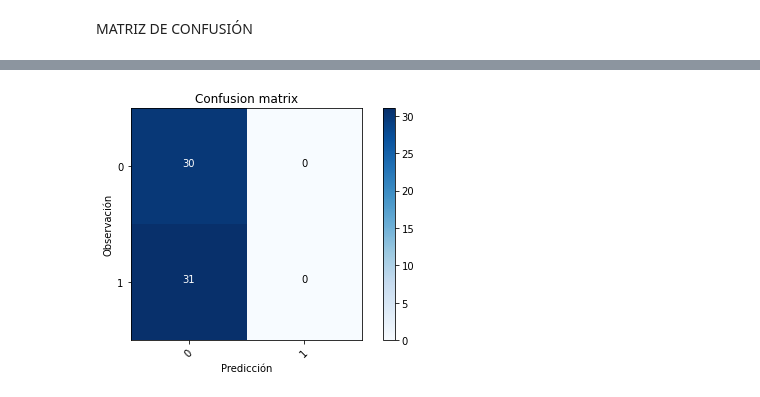
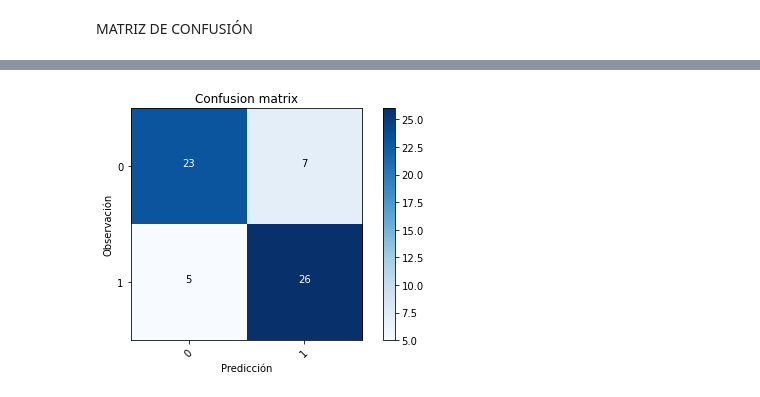
Before and after one commit to anamunoz01/PROYECTO-INTEGRADOR-III, a Jupyter notebook: ClasBinaria.ipynb, the cells around one changed output, grey strips where cells are left out. Saved outputs shown, nothing was run; the diff lists cells and outputs as text; code cells hidden in the pictures.

```diff
--- a/ClasBinaria.ipynb
+++ b/ClasBinaria.ipynb
@@ -429,0 +432,8 @@ from keras.utils.np_utils import to_categorical
+# %%
+predicciones = model2.predict(test_data)
+predicciones
+
+# Clasificación predicha
+# ==============================================================================
+clasificacion = np.where(predicciones<0.5, 0, 1)
+clasificacion
@@ -430,10 +475,10 @@ from keras.utils.np_utils import to_categorical
 # %%
-Y_pred2 = model2.predict(test_data)
-Y_pred_classes2 = np.argmax(Y_pred2, axis = 1)
+#Y_pred2 = model2.predict(test_data)
+#Y_pred_classes2 = np.argmax(Y_pred2, axis = 1)
 #Y_true2 = np.argmax(test_labels, axis = 1)
 ytrue = test_labels.tolist()
 #yhat = yhat.tolist()
-confusion_mtx2 = confusion_matrix(ytrue, Y_pred_classes2)
+confusion_mtx2 = confusion_matrix(ytrue, clasificacion)
 plot_confusion_matrix(confusion_mtx2, classes = range(2))
 # %% [output]
-[figure, old version]
+[figure, new version]
```
Also changed, not shown: parts of 17 cells of this notebook.
